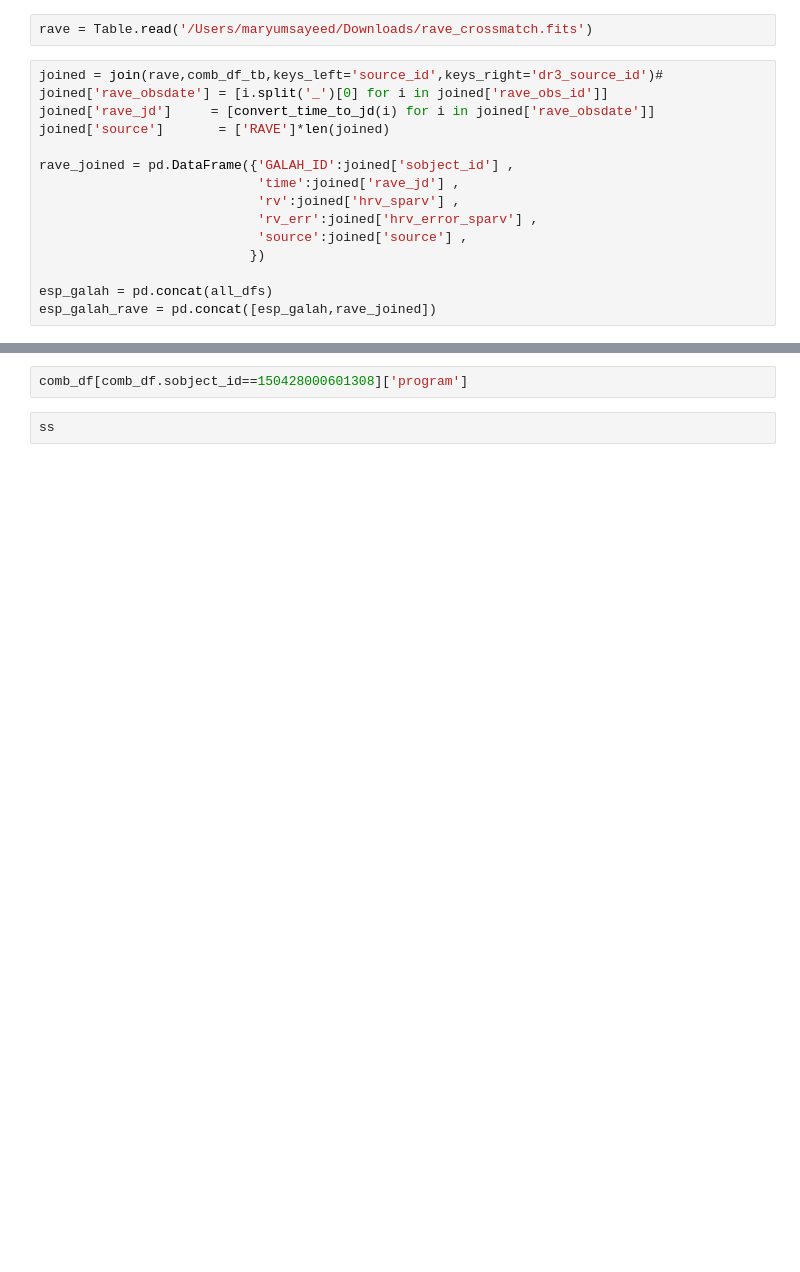
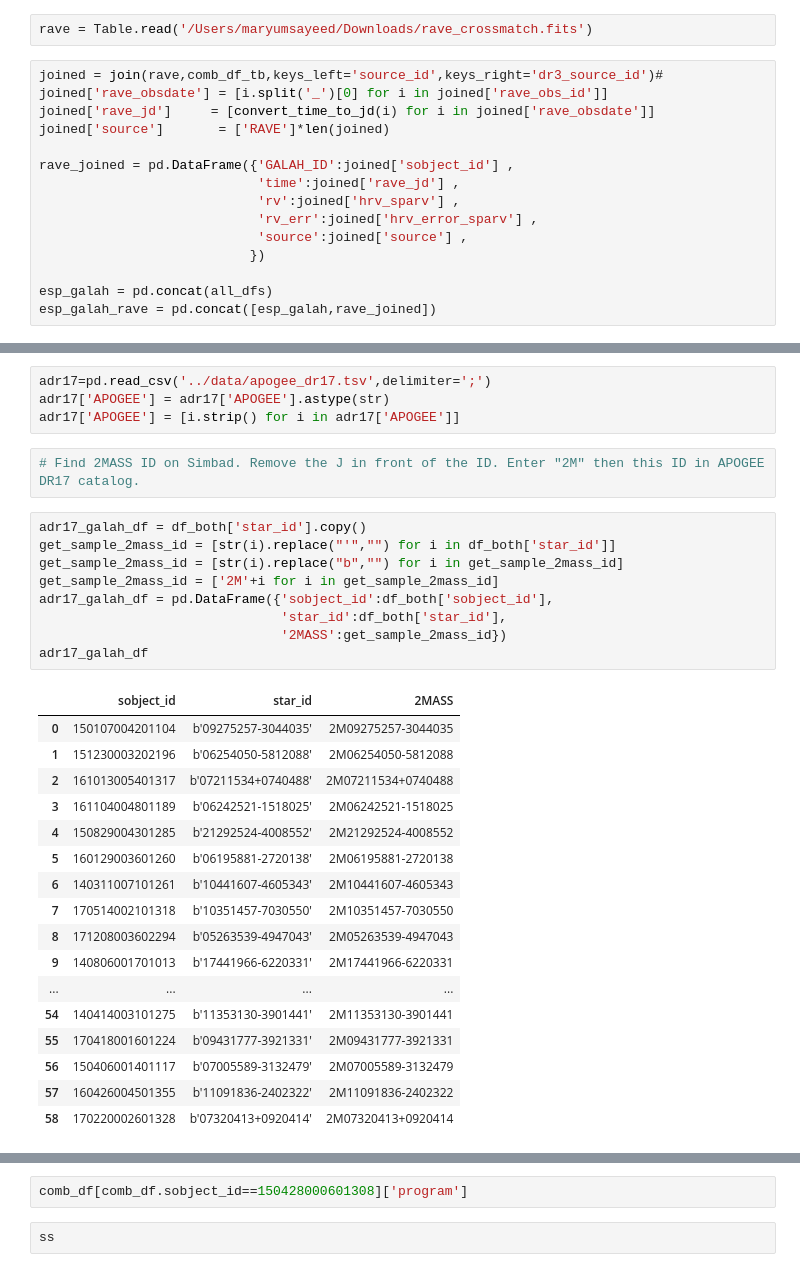
Before and after one commit to MaryumSayeed/ESPRESSO, a Jupyter notebook: scripts/combine_rvs.ipynb, the cells around one changed output, grey strips where cells are left out. Cells and saved outputs as stored; diff of their text form; blank space fills up the shorter version.

```diff
--- a/scripts/combine_rvs.ipynb
+++ b/scripts/combine_rvs.ipynb
@@ -397,0 +436,33 @@ esp_galah_rave = pd.concat([esp_galah,rave_joined])
+# %%
+adr17=pd.read_csv('../data/apogee_dr17.tsv',delimiter=';')
+adr17['APOGEE'] = adr17['APOGEE'].astype(str)
+adr17['APOGEE'] = [i.strip() for i in adr17['APOGEE']]
+# %%
+# Find 2MASS ID on Simbad. Remove the J in front of the ID. Enter "2M" then this ID in APOGEE DR17 catalog.
+# %%
+adr17_galah_df = df_both['star_id'].copy()
+get_sample_2mass_id = [str(i).replace("'","") for i in df_both['star_id']]
+get_sample_2mass_id = [str(i).replace("b","") for i in get_sample_2mass_id]
+get_sample_2mass_id = ['2M'+i for i in get_sample_2mass_id]
+adr17_galah_df = pd.DataFrame({'sobject_id':df_both['sobject_id'],
+                               'star_id':df_both['star_id'],
+                               '2MASS':get_sample_2mass_id})
+adr17_galah_df
+# %% [output]
+|  | sobject_id | star_id | 2MASS |
+| 0 | 150107004201104 | b'09275257-3044035' | 2M09275257-3044035 |
+| 1 | 151230003202196 | b'06254050-5812088' | 2M06254050-5812088 |
+| 2 | 161013005401317 | b'07211534+0740488' | 2M07211534+0740488 |
+| 3 | 161104004801189 | b'06242521-1518025' | 2M06242521-1518025 |
+| 4 | 150829004301285 | b'21292524-4008552' | 2M21292524-4008552 |
+| 5 | 160129003601260 | b'06195881-2720138' | 2M06195881-2720138 |
+| 6 | 140311007101261 | b'10441607-4605343' | 2M10441607-4605343 |
+| 7 | 170514002101318 | b'10351457-7030550' | 2M10351457-7030550 |
+| 8 | 171208003602294 | b'05263539-4947043' | 2M05263539-4947043 |
+| 9 | 140806001701013 | b'17441966-6220331' | 2M17441966-6220331 |
+| ... | ... | ... | ... |
+| 54 | 140414003101275 | b'11353130-3901441' | 2M11353130-3901441 |
+| 55 | 170418001601224 | b'09431777-3921331' | 2M09431777-3921331 |
+| 56 | 150406001401117 | b'07005589-3132479' | 2M07005589-3132479 |
+| 57 | 160426004501355 | b'11091836-2402322' | 2M11091836-2402322 |
+| 58 | 170220002601328 | b'07320413+0920414' | 2M07320413+0920414 |
```
Also changed, not shown: parts of 26 cells of this notebook.
